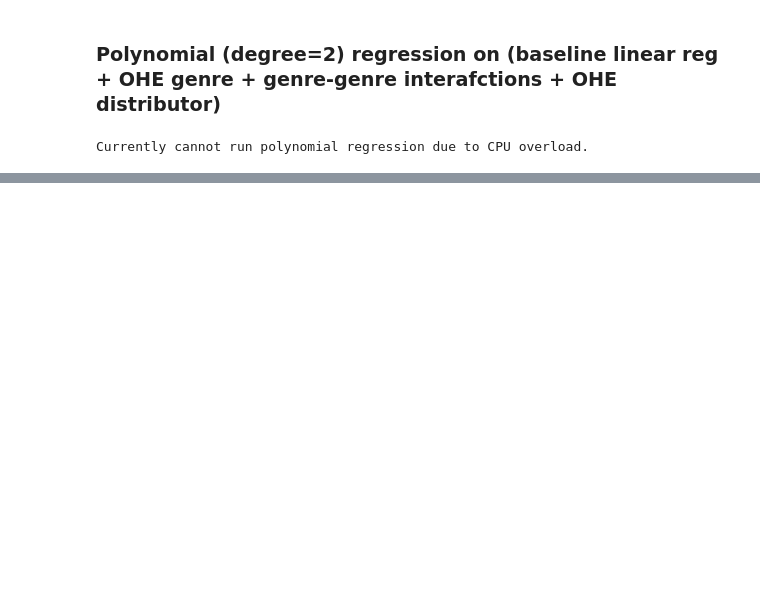
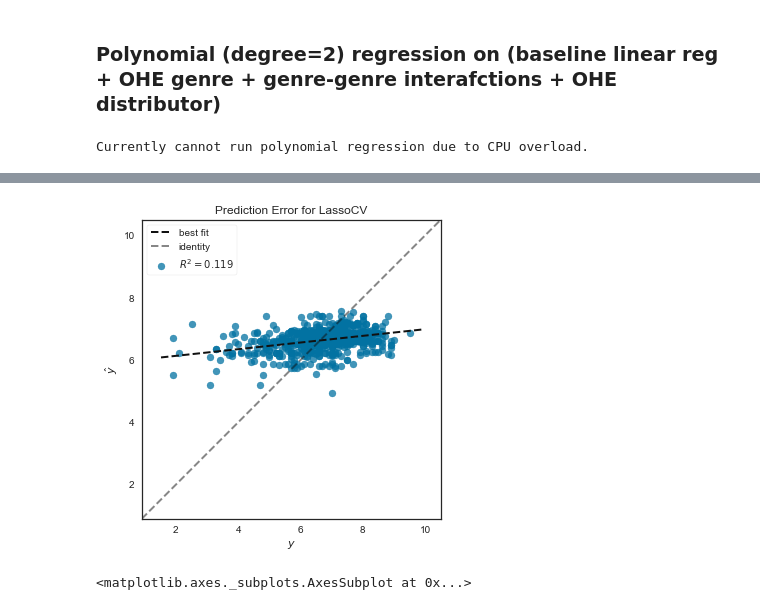
Before and after one commit to yi-ye-zhi-qiu/liamometer, a Jupyter notebook: StepIII Data modeling.ipynb, the cells around one changed output, grey strips where cells are left out. Drawn from its saved outputs; the diff is of its cells as text; code cells hidden in the pictures; blank space fills up the shorter version.

```diff
--- a/StepIII Data modeling.ipynb
+++ b/StepIII Data modeling.ipynb
@@ -205,0 +315,8 @@ _ = _.astype(np.float)
+# %%
+visualizer = PredictionError(model)
+visualizer.fit(X_TrainBaselinev2Scaled, y_train)  # Fit the training data to the visualizer
+visualizer.score(X_TestBaselinev2Scaled, y_test)  # Evaluate the model on the test data
+visualizer.show()                 # Finalize and render the figure
+# %% [output]
+[figure, added]
+<matplotlib.axes._subplots.AxesSubplot at 0x...>
```
Also changed, not shown: parts of 16 cells of this notebook.
